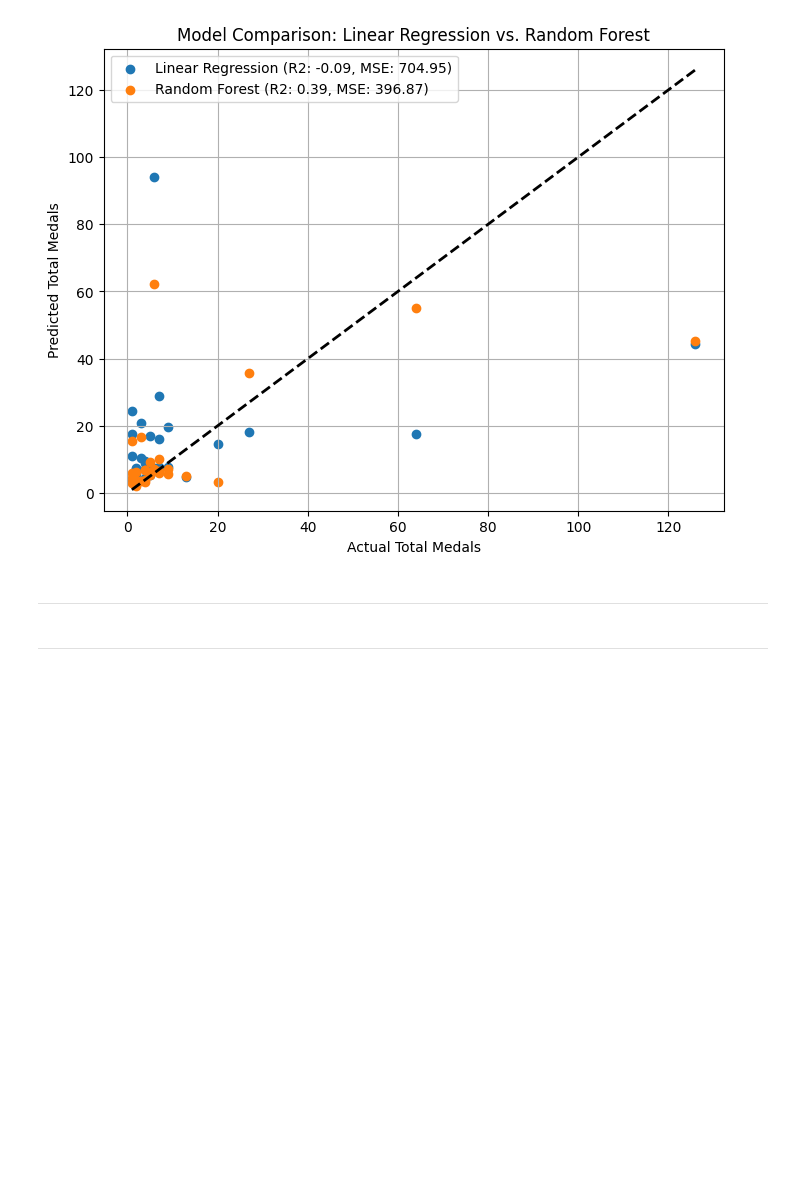
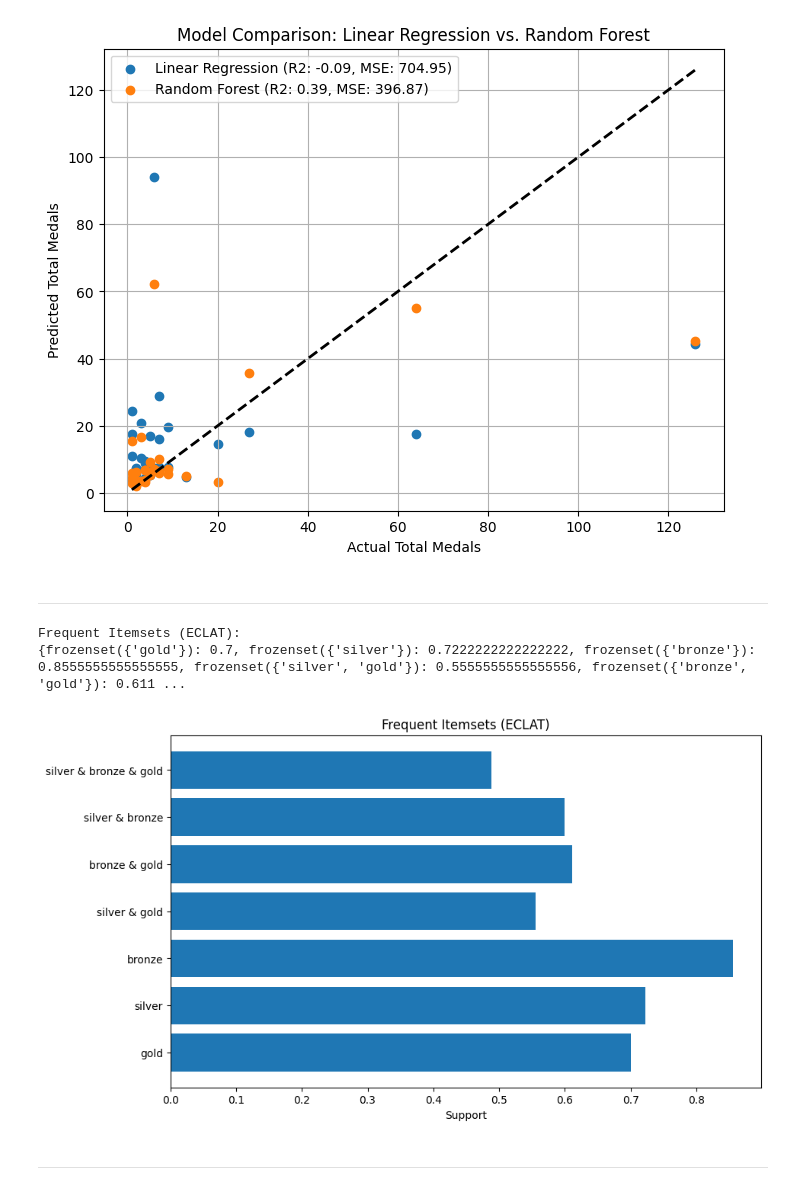
Before and after one commit to Bmartins25/Mineracao_de_dados_and_LLM_UFMG, a Jupyter notebook: TP2_Disciplina_Mineracao_Dados.ipynb, the cells around one changed output. Cells and saved outputs as stored; diff of their text form; code cells hidden in the pictures; blank space fills up the shorter version.

```diff
--- a/TP2_Disciplina_Mineracao_Dados.ipynb
+++ b/TP2_Disciplina_Mineracao_Dados.ipynb
@@ -91,2 +141,52 @@ plt.show()
+# %%
+# Função para calcular frequências de conjuntos de itens
+def eclat(data, min_support=0.3):
+    from itertools import combinations
+    itemsets = {}
+    n_transactions = len(data)
+
+    # Unitemsets (conjuntos de um único item)
+    for column in data.columns:
+        support = data[column].sum() / n_transactions
+        if support >= min_support:
+            itemsets[frozenset([column])] = support
+
+    # Conjuntos de itens maiores
+    k = 2
+    while True:
+        new_itemsets = {}
+        previous_itemsets = list(itemsets.keys())
+        for i in range(len(previous_itemsets)):
+            for j in range(i + 1, len(previous_itemsets)):
+                candidate = previous_itemsets[i] | previous_itemsets[j]
+                if len(candidate) == k:
+                    support = (data[list(candidate)].sum(axis=1) == k).mean()
+                    if support >= min_support:
+                        new_itemsets[candidate] = support
+        if not new_itemsets:
+            break
+        itemsets.update(new_itemsets)
+        k += 1
+
+    return itemsets
+# %%
+# Executar ECLAT com suporte mínimo de 30%
+frequent_itemsets = eclat(binary_data, min_support=0.3)
+print("Frequent Itemsets (ECLAT):")
+print(frequent_itemsets)
+# %% [output]
+Frequent Itemsets (ECLAT):
+{frozenset({'gold'}): 0.7, frozenset({'silver'}): 0.7222222222222222, frozenset({'bronze'}): 0.8555555555555555, frozenset({'silver', 'gold'}): 0.5555555555555556, frozenset({'bronze', 'gold'}): 0.611 ...
+# %%
+# Gráfico dos resultados do ECLAT
+plt.figure(figsize=(10, 6))
+items = [' & '.join(list(item)) for item in frequent_itemsets.keys()]
+supports = list(frequent_itemsets.values())
+plt.barh(items, supports)
+plt.xlabel('Support')
+plt.title('Frequent Itemsets (ECLAT)')
+plt.show()
+# %% [output]
+[figure, added]
 # %% [markdown]
 -------------------------------------------------------------------------------
```
Also changed, not shown: parts of 12 cells of this notebook.
